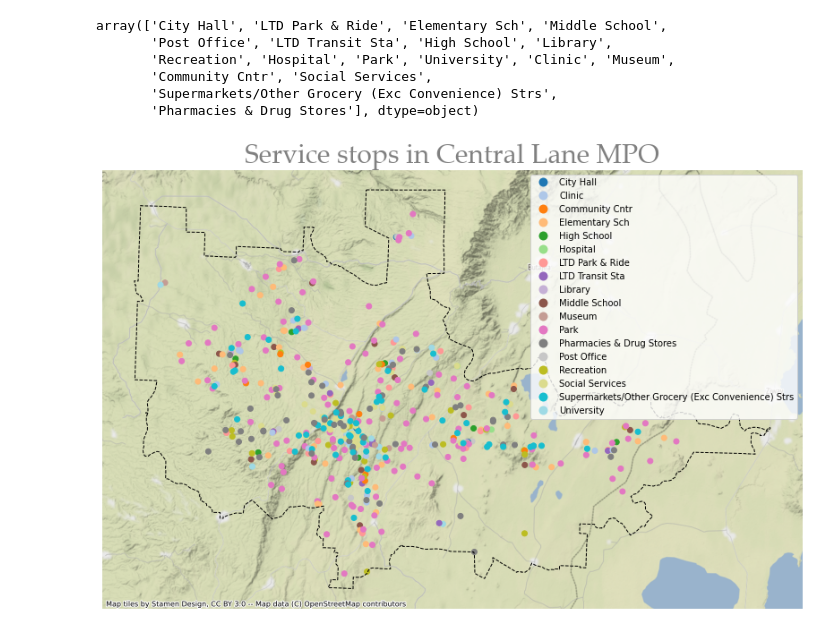
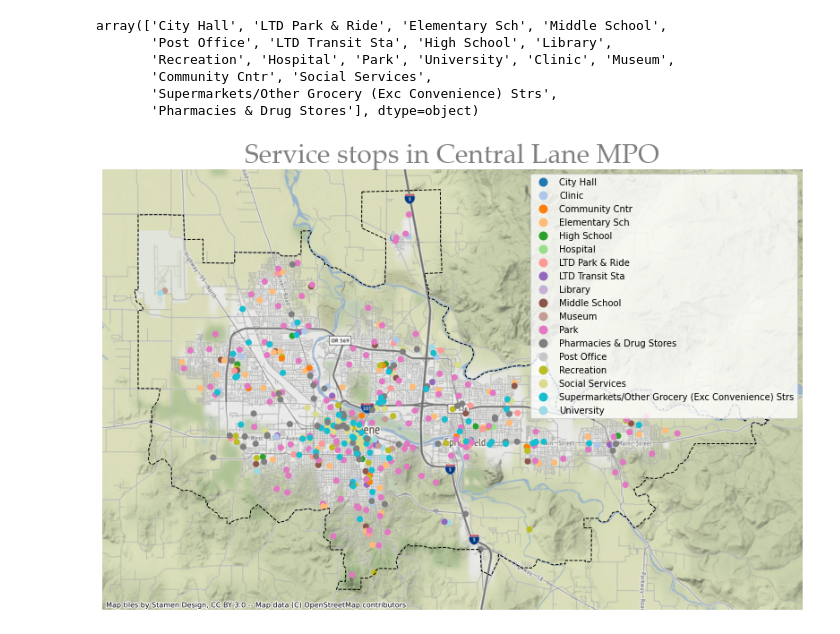
Before and after one commit to dongmeic/RTP, a Jupyter notebook: data/service_stops.ipynb, the cells around one changed output. Saved outputs shown, nothing was run; the diff lists cells and outputs as text; code cells hidden in the pictures.

```diff
--- a/data/service_stops.ipynb
+++ b/data/service_stops.ipynb
@@ -249,3 +249,5 @@ mpo_service_stops.head()
 | 117 | Awbrey Park Elementary School | -123.137966 | 44.123737 | Elementary Sch | POINT (4228631.206 906423.566) |
 | 119 | Madison Middle School | -123.119675 | 44.117052 | Middle School | POINT (4233355.976 903837.097) |
 | 121 | Spring Creek Elementary School | -123.144327 | 44.114781 | Elementary Sch | POINT (4226858.611 903212.889) |
+# %%
+outpath = r'T:\MPO\RTP\FY20 2045 Update\Data and Resources\PerformanceAnalysis\service_transit_equity'
@@ -261,15 +266,3 @@ array(['City Hall', 'LTD Park & Ride', 'Elementary Sch', 'Middle School',
        'Community Cntr', 'Social Services',
        'Supermarkets/Other Grocery (Exc Convenience) Strs',
        'Pharmacies & Drug Stores'], dtype=object)
-# %%
-fig, ax = plt.subplots(figsize=(14, 12))
-mpo_service_stops.plot(ax=ax, column='type', cmap='tab20', legend=True, aspect=1)
-MPObd.plot(ax=ax, facecolor="none", edgecolor="black", linestyle='--', aspect=1)
-ctx.add_basemap(ax)
-plt.title("Service stops in Central Lane MPO", fontsize=30, fontname="Palatino Linotype",
-          color="grey")
-ax.axis("off");
-# %% [output]
-[figure, removed]
-# %%
-outpath = r'T:\MPO\RTP\FY20 2045 Update\Data and Resources\PerformanceAnalysis'
@@ -278,2 +269,16 @@ import os
 # %%
 service_stops.to_file(os.path.join(outpath, "service_stops.shp"))
+# %%
+# reproject mpo_service_stops on ArcGIS Pro before mapping (after exporting service_stops)
+service_stops = gpd.read_file(os.path.join(outpath, "service_stops.shp"))
+MPObd = gpd.read_file("V:/Data/Transportation/MPO_Bound.shp")
+# %%
+fig, ax = plt.subplots(figsize=(14, 12))
+service_stops.plot(ax=ax, column='type', cmap='tab20', legend=True, aspect=1)
+MPObd.plot(ax=ax, facecolor="none", edgecolor="black", linestyle='--', aspect=1)
+ctx.add_basemap(ax)
+plt.title("Service stops in Central Lane MPO", fontsize=30, fontname="Palatino Linotype",
+          color="grey")
+ax.axis("off");
+# %% [output]
+[figure, added]
```
Also changed, not shown: parts of 4 cells of this notebook, 2 other files.
